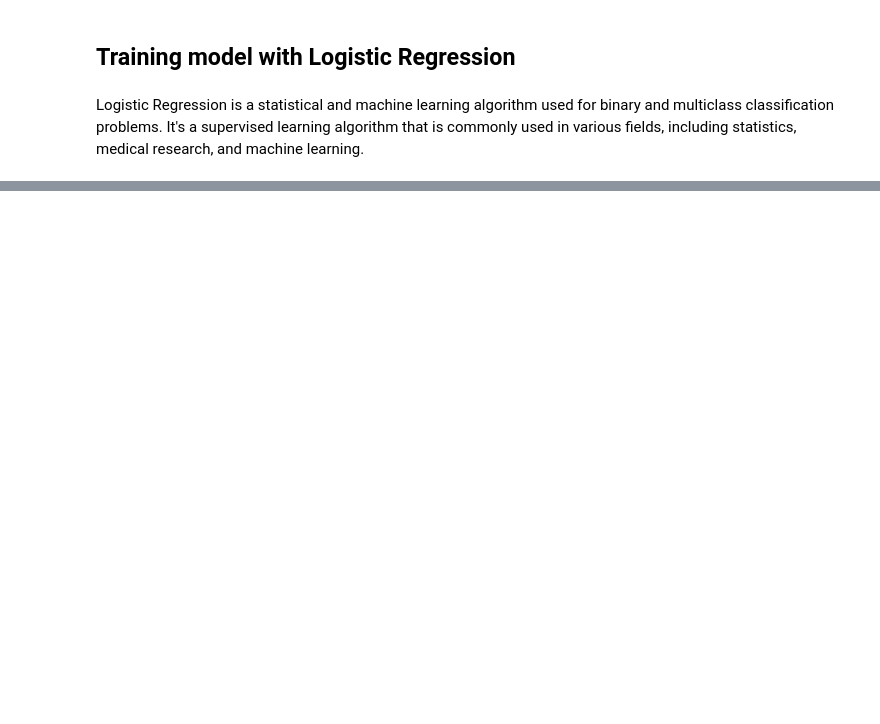
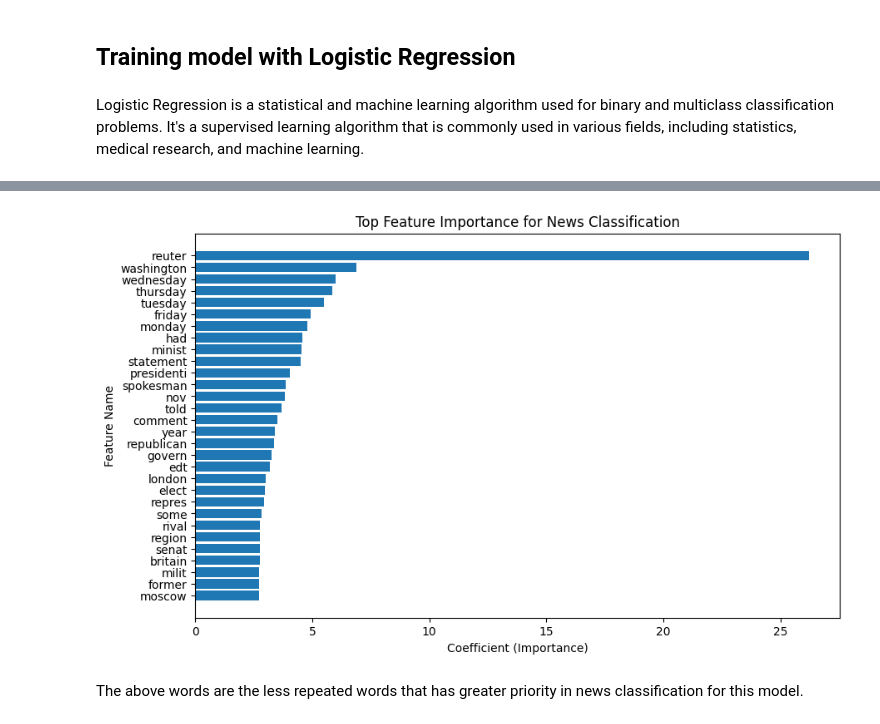
Before and after one commit to LokeshYarramallu/AM_ACM-AI_ML_Models, a Jupyter notebook: Logistic_Reg/Fake news classification/fake-news-detection.ipynb, the cells around one changed output, grey strips where cells are left out. Saved outputs shown, nothing was run; the diff lists cells and outputs as text; code cells hidden in the pictures; blank space fills up the shorter version.

Commit message:
Completed News Classification using Logistic Regression and NLP

```diff
--- a/Logistic_Reg/Fake news classification/fake-news-detection.ipynb
+++ b/Logistic_Reg/Fake news classification/fake-news-detection.ipynb
@@ -257,0 +289,25 @@ array([0, 0, 1, ..., 0, 1, 0], dtype=int64)
+# %%
+# Get the feature names (words) from the TF-IDF vectorizer
+feature_names = Iv.get_feature_names_out()
+
+# Get the coefficients (importance) assigned by the model to each feature
+coef = m.coef_[0]
+
+# Sort the coefficients in descending order and get their corresponding feature names
+sorted_indices = coef.argsort()[::-1]
+sorted_feature_names = [feature_names[i] for i in sorted_indices]
+
+# Select the top N important features to display in the bar chart
+top_n = 30
+
+plt.figure(figsize=(10, 6))
+plt.barh(sorted_feature_names[:top_n], coef[sorted_indices][:top_n])
+plt.title('Top Feature Importance for News Classification')
+plt.xlabel('Coefficient (Importance)')
+plt.ylabel('Feature Name')
+plt.gca().invert_yaxis()
+plt.show()
+# %% [output]
+[figure, added]
+# %% [markdown]
+The above words are the less repeated words that has greater priority in news classification for this model.
```
Also changed, not shown: parts of 10 cells of this notebook, 1 other file.
